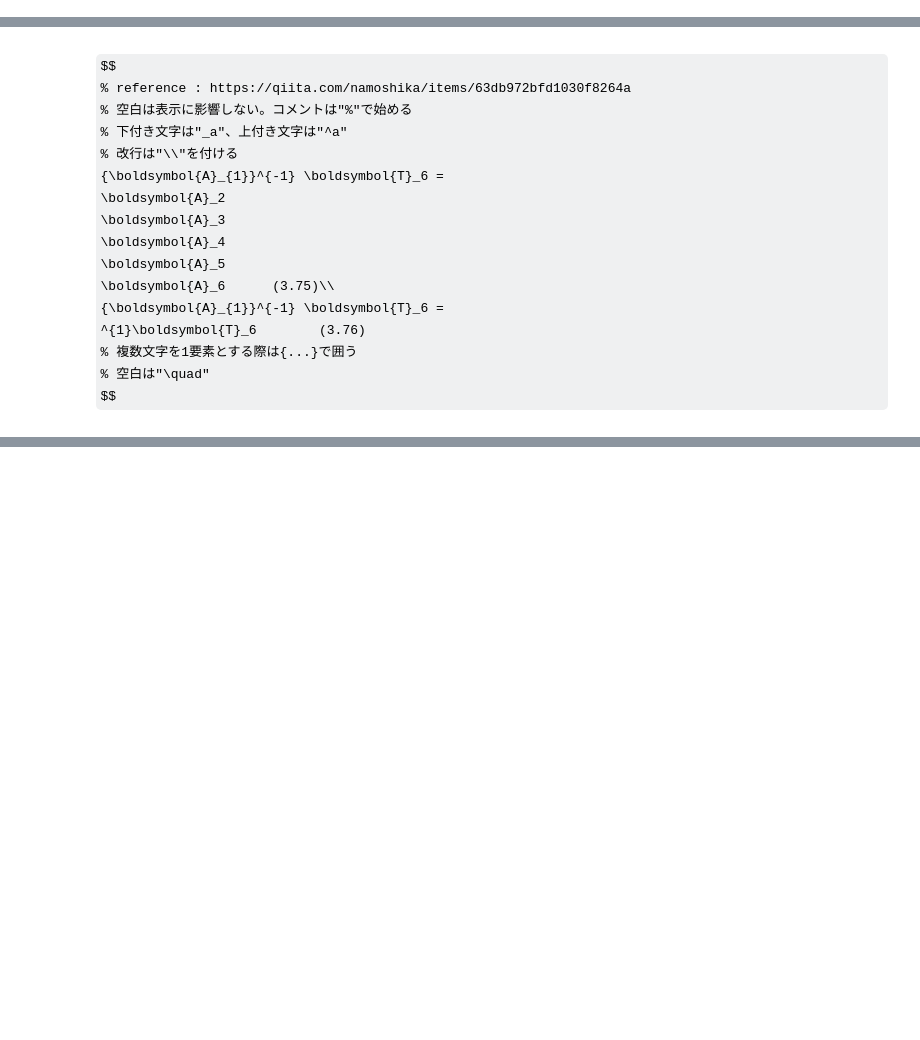
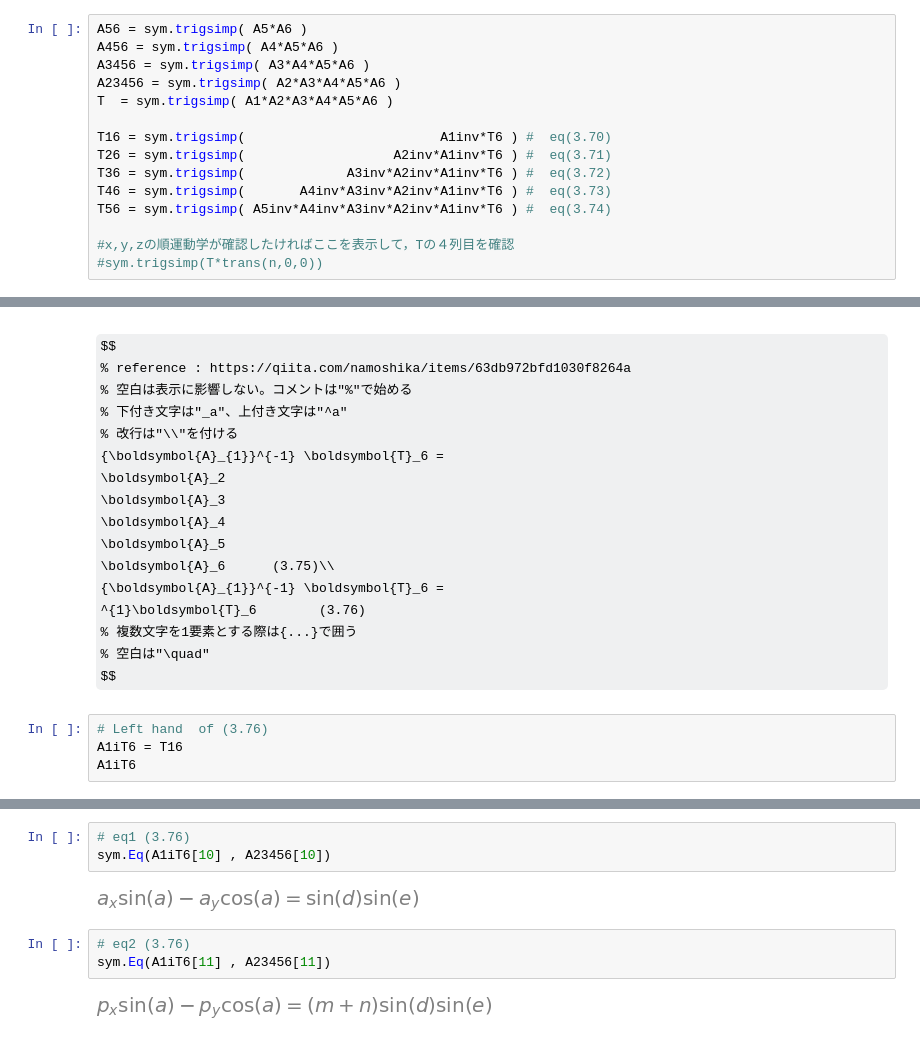
Before and after one commit to maeda-lab/Scaledown, a Jupyter notebook: miyamoto/44マトリクス解く.ipynb, the cells around one changed output, grey strips where cells are left out. Saved outputs shown, nothing was run; the diff lists cells and outputs as text; some formulas as TeX source; blank space fills up the shorter version.

```diff
--- a/miyamoto/44マトリクス解く.ipynb
+++ b/miyamoto/44マトリクス解く.ipynb
@@ -238,3 +202,18 @@ T6=sym.Matrix([[n_x, o_x, a_x, p_x], [n_y, o_y, a_y, p_y], [n_z, o_z, a_z, p_z],
 T6
 # %% [output]
 $\displaystyle \left[\begin{matrix}n_{x} & o_{x} & a_{x} & p_{x}\\n_{y} & o_{y} & a_{y} & p_{y}\\n_{z} & o_{z} & a_{z} & p_{z}\\0 & 0 & 0 & 1\end{matrix}\right]$
+# %%
+A56 = sym.trigsimp( A5*A6 )
+A456 = sym.trigsimp( A4*A5*A6 )
+A3456 = sym.trigsimp( A3*A4*A5*A6 )
+A23456 = sym.trigsimp( A2*A3*A4*A5*A6 )
+T  = sym.trigsimp( A1*A2*A3*A4*A5*A6 )
+
+T16 = sym.trigsimp(                         A1inv*T6 ) #  eq(3.70)
+T26 = sym.trigsimp(                   A2inv*A1inv*T6 ) #  eq(3.71)
+T36 = sym.trigsimp(             A3inv*A2inv*A1inv*T6 ) #  eq(3.72)
+T46 = sym.trigsimp(       A4inv*A3inv*A2inv*A1inv*T6 ) #  eq(3.73)
+T56 = sym.trigsimp( A5inv*A4inv*A3inv*A2inv*A1inv*T6 ) #  eq(3.74)
+
+#x,y,zの順運動学が確認したければここを表示して，Tの４列目を確認
+#sym.trigsimp(T*trans(n,0,0))
@@ -297,3 +291,7 @@ $$
     % 複数文字を1要素とする際は{...}で囲う
     % 空白は"\quad"
 $$
+# %%
+# Left hand  of (3.76)
+A1iT6 = T16
+A1iT6
@@ -299,0 +305,10 @@ $$
+# %%
+# eq1 (3.76)
+sym.Eq(A1iT6[10] , A23456[10])
+# %% [output]
+[figure, added]
+# %%
+# eq2 (3.76)
+sym.Eq(A1iT6[11] , A23456[11])
+# %% [output]
+[figure, added]
```
Also changed, not shown: parts of 29 cells of this notebook.
